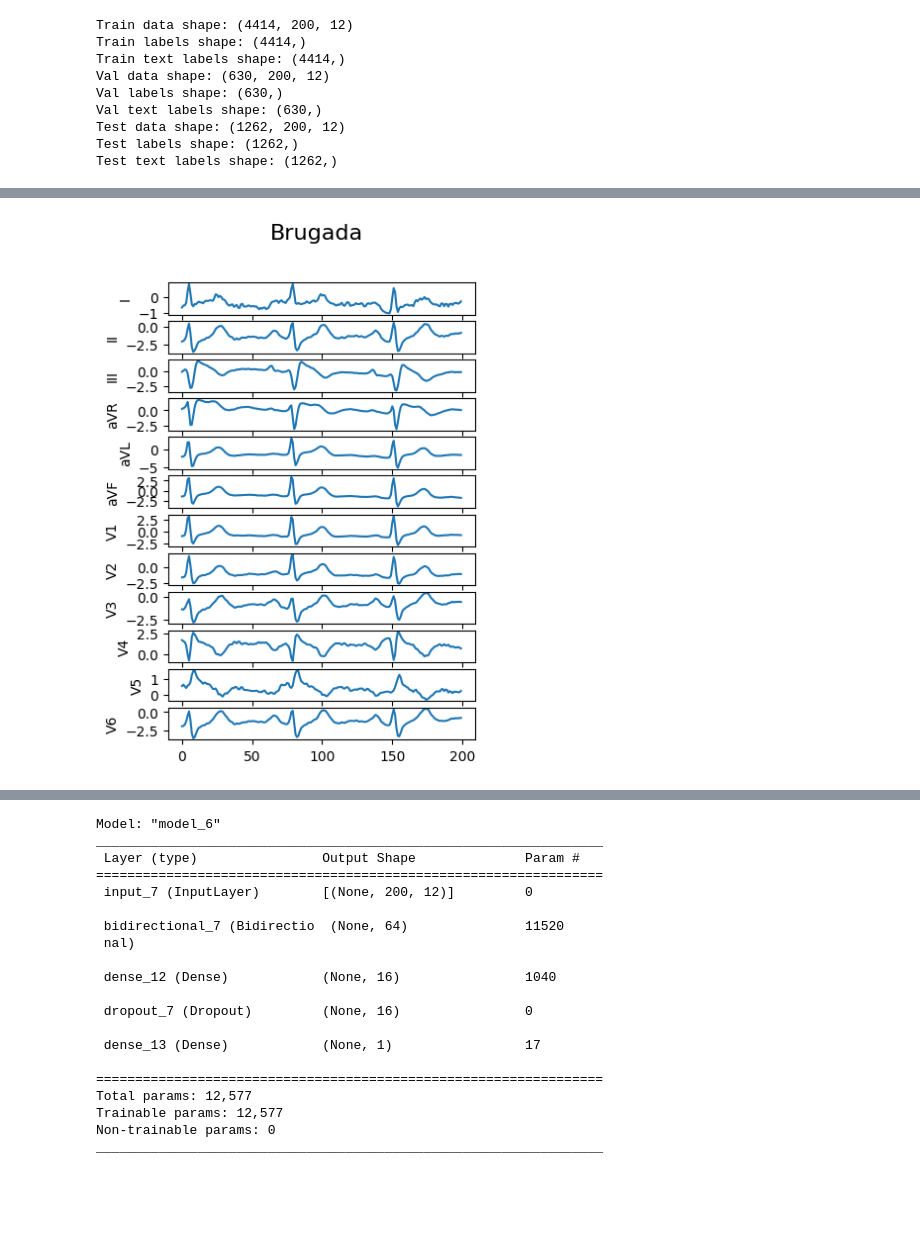
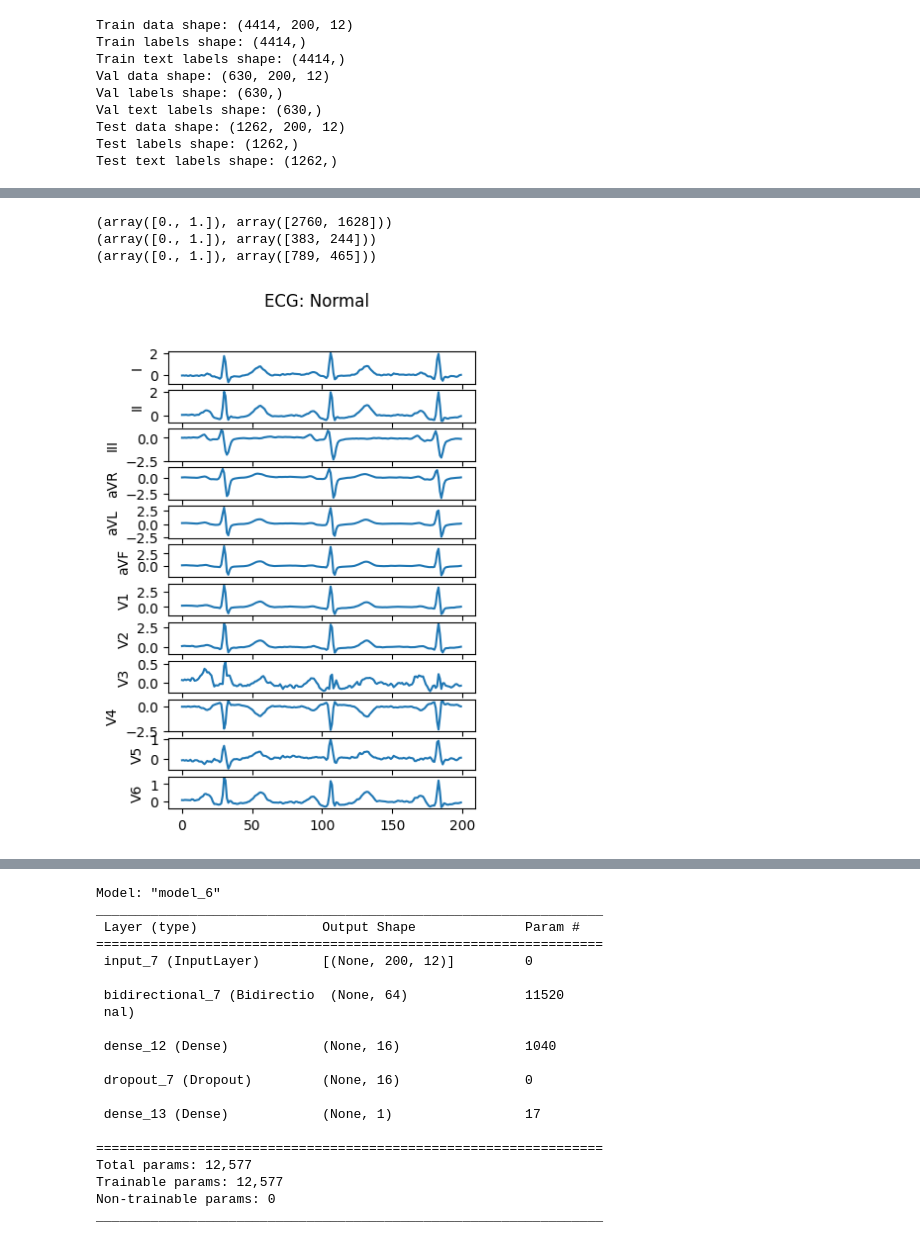
Before and after one commit to raaifhadadi/FYP, a Jupyter notebook: brugada_hb.ipynb, the cells around one changed output, grey strips where cells are left out. Drawn from its saved outputs; the diff is of its cells as text; code cells hidden in the pictures; blank space fills up the shorter version.

```diff
--- a/brugada_hb.ipynb
+++ b/brugada_hb.ipynb
@@ -266,29 +275,24 @@ with np.load(NP_DATA, allow_pickle=True) as data:
             setattr(thismodule, k, data[k])
         else:
             setattr(thismodule, k, data[k].astype(float))
-# %%
-rand_index = np.random.randint(0, X_train.shape[0])
-rand_sample = X_train[rand_index]
-label = y_train[rand_index]
-text_label = "Brugada" if label == 1 else "Normal"
-
-
-
-leads = ['I', 'II', 'III', 'aVR', 'aVL', 'aVF', 'V1', 'V2', 'V3', 'V4', 'V5', 'V6']
-no_leads = rand_sample.shape[1]
-samp_length = rand_sample.shape[0]
-
-
-fig, axs = plt.subplots(nrows=no_leads, sharex=True, figsize=(samp_length//50, no_leads//2))
-# set title of fig to label
-fig.suptitle(text_label, fontsize=16)
-for i in range(no_leads):
-    axs[i].plot(rand_sample[:, i])
-    axs[i].set_ylabel(leads[i])
-
-plt.show()
-# %% [output]
-[figure, removed]
+# %%
+print(np.unique(y_train, return_counts=True))
+print(np.unique(y_val, return_counts=True))
+print(np.unique(y_test, return_counts=True))
+# %% [output]
+(array([0., 1.]), array([2760, 1628]))
+(array([0., 1.]), array([383, 244]))
+(array([0., 1.]), array([789, 465]))
+# %%
+rand_index = np.random.randint(0, X_train.shape[0])
+rand_sample = X_train[rand_index]
+label = y_train[rand_index]
+text_label = "Brugada" if label == 1 else "Normal"
+
+
+dv.plot_12_lead_ecg(rand_sample, text_label)
+# %% [output]
+[figure, added]
 # %%
 # define cnn model
 import tensorflow as tf
```
Also changed, not shown: parts of 6 cells of this notebook.
